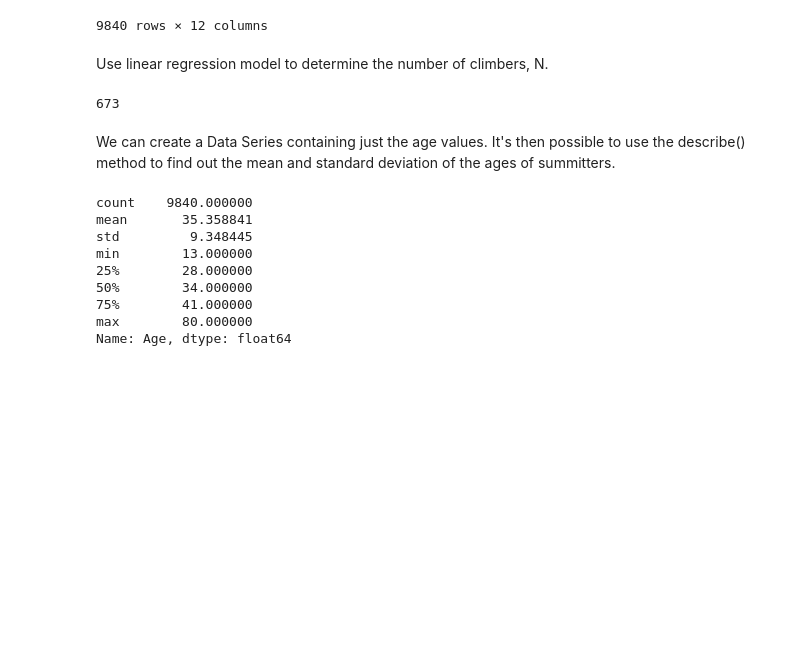
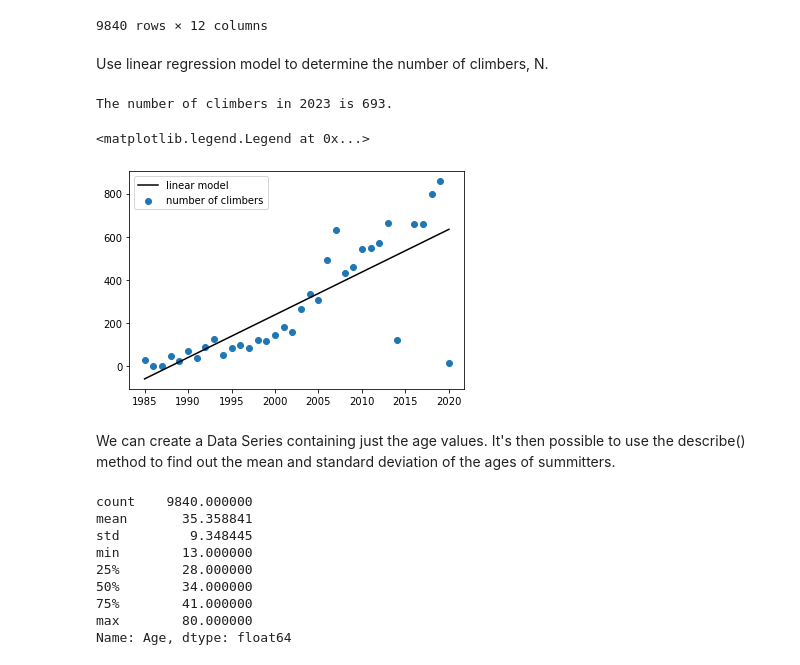
Before and after one commit to dreapadoir/PfDA_Project, a Jupyter notebook: Everest.ipynb, the cells around one changed output. Drawn from its saved outputs; the diff is of its cells as text; code cells hidden in the pictures; blank space fills up the shorter version.

```diff
--- a/Everest.ipynb
+++ b/Everest.ipynb
@@ -50,16 +52,23 @@ Use linear regression model to determine the number of climbers, N.
 # %%
 x_train = df['Year'].unique()
 x_train = x_train.reshape(-1, 1)
 groupedDf = df.groupby('Year').count()
 y_train = groupedDf['Name']
 
 
 regr = sk.LinearRegression()
 regr.fit(x_train, y_train)
-N = int(regr.predict(np.array(2022).reshape(1,-1)))
-N
+N = int(regr.predict(np.array(2023).reshape(1,-1)))
+print("The number of climbers in 2023 is {}.".format(N))
+
+
+plt.plot(x_train, regr.predict(x_train),color='k', label='linear model')
+plt.scatter(x_train, y_train, label='number of climbers')
+plt.legend()
 # %% [output]
-673
+The number of climbers in 2023 is 693.
+<matplotlib.legend.Legend at 0x...>
+[figure, added]
 # %% [markdown]
 We can create a Data Series containing just the age values. It's then possible to use the describe() method to find out the mean and standard deviation of the ages of summitters.
 # %%
```
Also changed, not shown: parts of 8 cells of this notebook, 1 other file.
